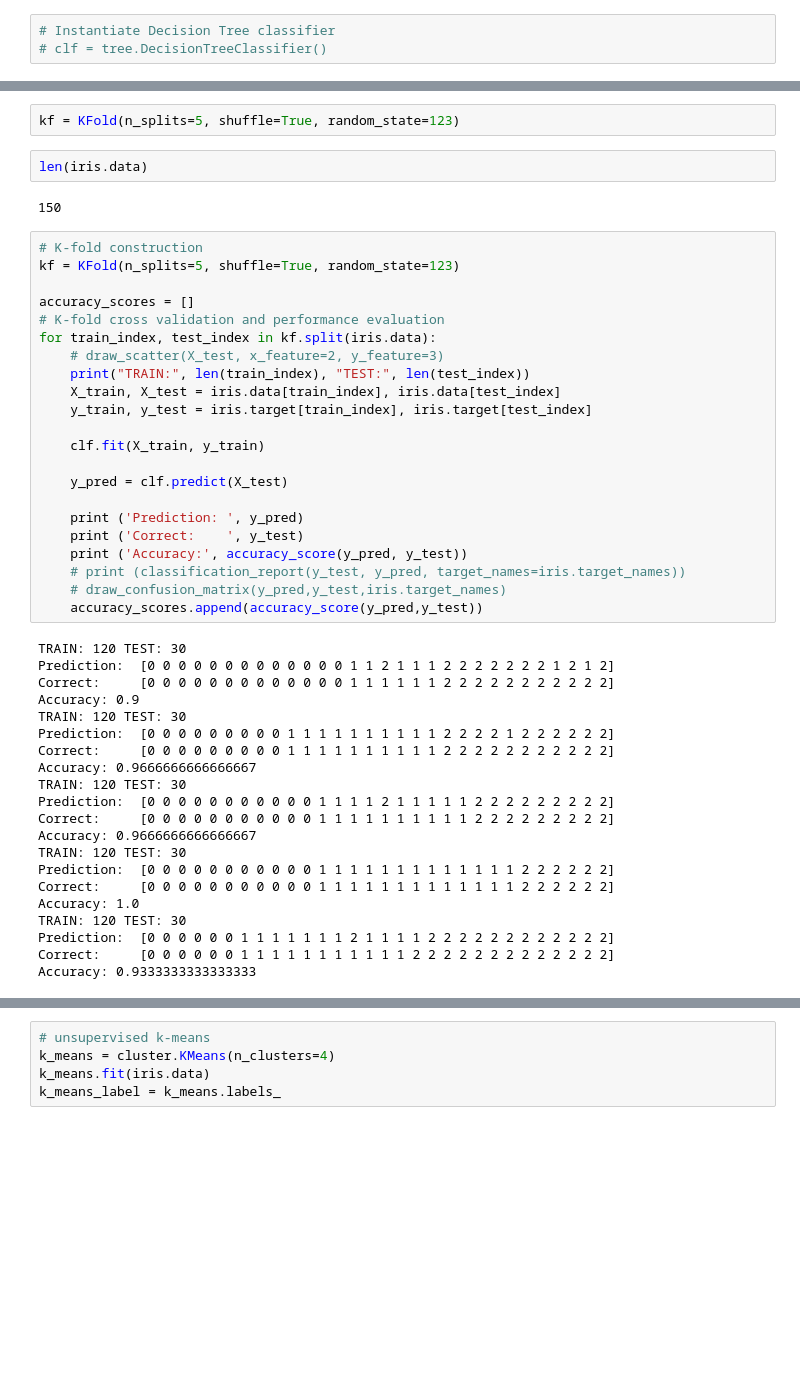
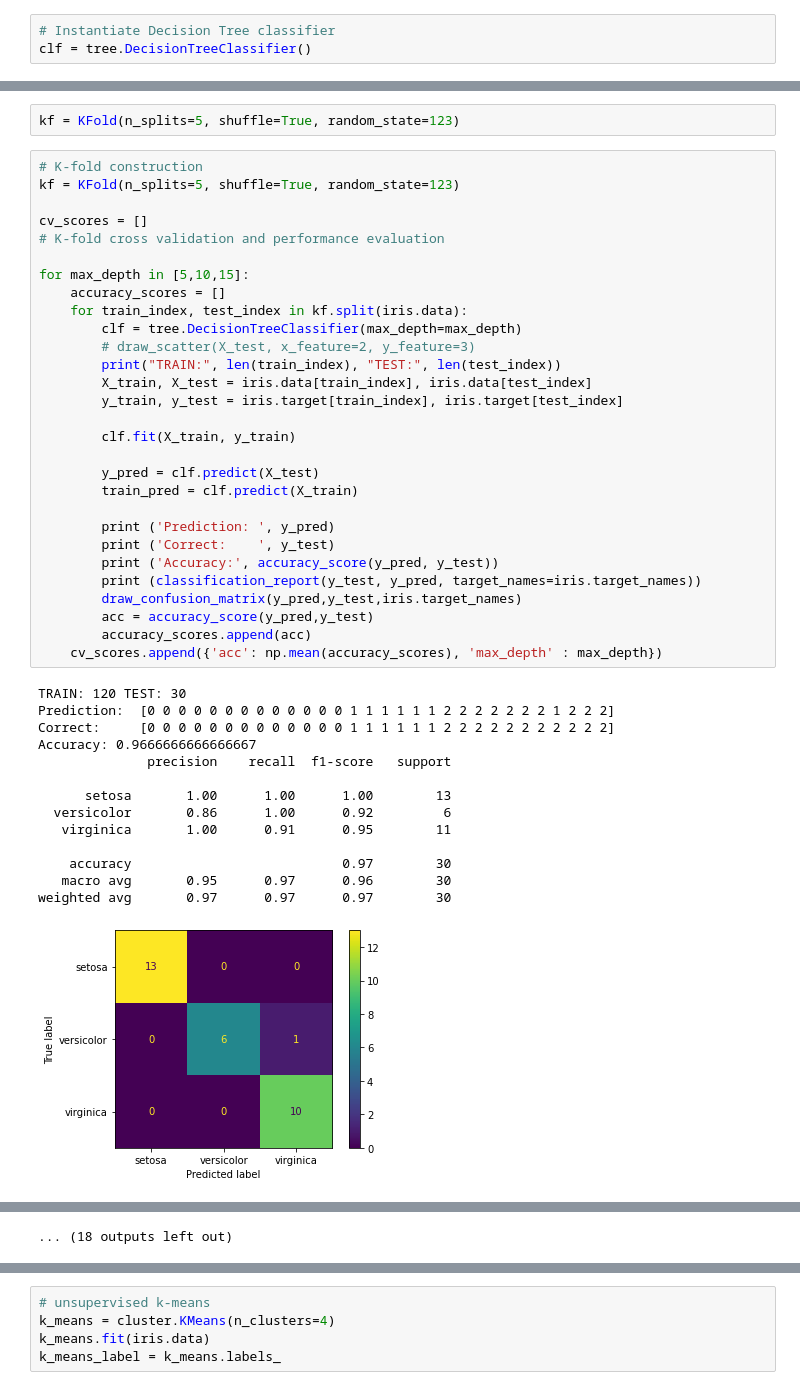
Before and after one commit to echen102/COMM599, a Jupyter notebook: tutorial_4_classification/tutorial_classifier.ipynb, the cells around one changed output, grey strips where cells are left out. Drawn from its saved outputs; the diff is of its cells as text; blank space fills up the shorter version.

```diff
--- a/tutorial_4_classification/tutorial_classifier.ipynb
+++ b/tutorial_4_classification/tutorial_classifier.ipynb
@@ -72,6 +72,6 @@ clf = neighbors.KNeighborsClassifier(n_neighbors=1)
 # %%
 # Instantiate Decision Tree classifier
-# clf = tree.DecisionTreeClassifier()
+clf = tree.DecisionTreeClassifier()
 # %%
 clf
 # %% [output]
@@ -95,50 +95,47 @@ https://scikit-learn.org/stable/modules/generated/sklearn.model_selection.KFold.
 https://scikit-learn.org/stable/modules/model_evaluation.html
 # %%
 kf = KFold(n_splits=5, shuffle=True, random_state=123)
-# %%
-len(iris.data)
-# %% [output]
-150
 # %%
 # K-fold construction
 kf = KFold(n_splits=5, shuffle=True, random_state=123)
 
-accuracy_scores = []
+cv_scores = []
 # K-fold cross validation and performance evaluation
-for train_index, test_index in kf.split(iris.data):
-    # draw_scatter(X_test, x_feature=2, y_feature=3)
-    print("TRAIN:", len(train_index), "TEST:", len(test_index))
-    X_train, X_test = iris.data[train_index], iris.data[test_index]
-    y_train, y_test = iris.target[train_index], iris.target[test_index]
 
-    clf.fit(X_train, y_train)
+for max_depth in [5,10,15]:
+    accuracy_scores = []
+    for train_index, test_index in kf.split(iris.data):
+        clf = tree.DecisionTreeClassifier(max_depth=max_depth)
+        # draw_scatter(X_test, x_feature=2, y_feature=3)
+        print("TRAIN:", len(train_index), "TEST:", len(test_index))
+        X_train, X_test = iris.data[train_index], iris.data[test_index]
+        y_train, y_test = iris.target[train_index], iris.target[test_index]
 
-    y_pred = clf.predict(X_test)
+        clf.fit(X_train, y_train)
 
-    print ('Prediction: ', y_pred)
-    print ('Correct:    ', y_test)
-    print ('Accuracy:', accuracy_score(y_pred, y_test))
-    # print (classification_report(y_test, y_pred, target_names=iris.target_names))
-    # draw_confusion_matrix(y_pred,y_test,iris.target_names)
-    accuracy_scores.append(accuracy_score(y_pred,y_test))
+        y_pred = clf.predict(X_test)
+        train_pred = clf.predict(X_train)
+
+        print ('Prediction: ', y_pred)
+        print ('Correct:    ', y_test)
+        print ('Accuracy:', accuracy_score(y_pred, y_test))
+        print (classification_report(y_test, y_pred, target_names=iris.target_names))
+        draw_confusion_matrix(y_pred,y_test,iris.target_names)
+        acc = accuracy_score(y_pred,y_test)
+        accuracy_scores.append(acc)
+    cv_scores.append({'acc': np.mean(accuracy_scores), 'max_depth' : max_depth})
 # %% [output]
 TRAIN: 120 TEST: 30
-Prediction:  [0 0 0 0 0 0 0 0 0 0 0 0 0 1 1 2 1 1 1 2 2 2 2 2 2 2 1 2 1 2]
+Prediction:  [0 0 0 0 0 0 0 0 0 0 0 0 0 1 1 1 1 1 1 2 2 2 2 2 2 2 1 2 2 2]
 Correct:     [0 0 0 0 0 0 0 0 0 0 0 0 0 1 1 1 1 1 1 2 2 2 2 2 2 2 2 2 2 2]
-Accuracy: 0.9
-TRAIN: 120 TEST: 30
-Prediction:  [0 0 0 0 0 0 0 0 0 1 1 1 1 1 1 1 1 1 1 2 2 2 2 1 2 2 2 2 2 2]
-Correct:     [0 0 0 0 0 0 0 0 0 1 1 1 1 1 1 1 1 1 1 2 2 2 2 2 2 2 2 2 2 2]
 Accuracy: 0.9666666666666667
-TRAIN: 120 TEST: 30
-Prediction:  [0 0 0 0 0 0 0 0 0 0 0 1 1 1 1 2 1 1 1 1 1 2 2 2 2 2 2 2 2 2]
-Correct:     [0 0 0 0 0 0 0 0 0 0 0 1 1 1 1 1 1 1 1 1 1 2 2 2 2 2 2 2 2 2]
-Accuracy: 0.9666666666666667
-TRAIN: 120 TEST: 30
-Prediction:  [0 0 0 0 0 0 0 0 0 0 0 1 1 1 1 1 1 1 1 1 1 1 1 1 2 2 2 2 2 2]
-Correct:     [0 0 0 0 0 0 0 0 0 0 0 1 1 1 1 1 1 1 1 1 1 1 1 1 2 2 2 2 2 2]
-Accuracy: 1.0
-TRAIN: 120 TEST: 30
-Prediction:  [0 0 0 0 0 0 1 1 1 1 1 1 1 2 1 1 1 1 2 2 2 2 2 2 2 2 2 2 2 2]
-Correct:     [0 0 0 0 0 0 1 1 1 1 1 1 1 1 1 1 1 2 2 2 2 2 2 2 2 2 2 2 2 2]
-Accuracy: 0.9333333333333333
+              precision    recall  f1-score   support
+
+      setosa       1.00      1.00      1.00        13
+  versicolor       0.86      1.00      0.92         6
+   virginica       1.00      0.91      0.95        11
+
+    accuracy                           0.97        30
+   macro avg       0.95      0.97      0.96        30
+weighted avg       0.97      0.97      0.97        30
+[figure, added]
@@ -144,0 +212 @@ Accuracy: 0.9333333333333333
+... (18 outputs left out)
```
Also changed, not shown: parts of 10 cells of this notebook.
